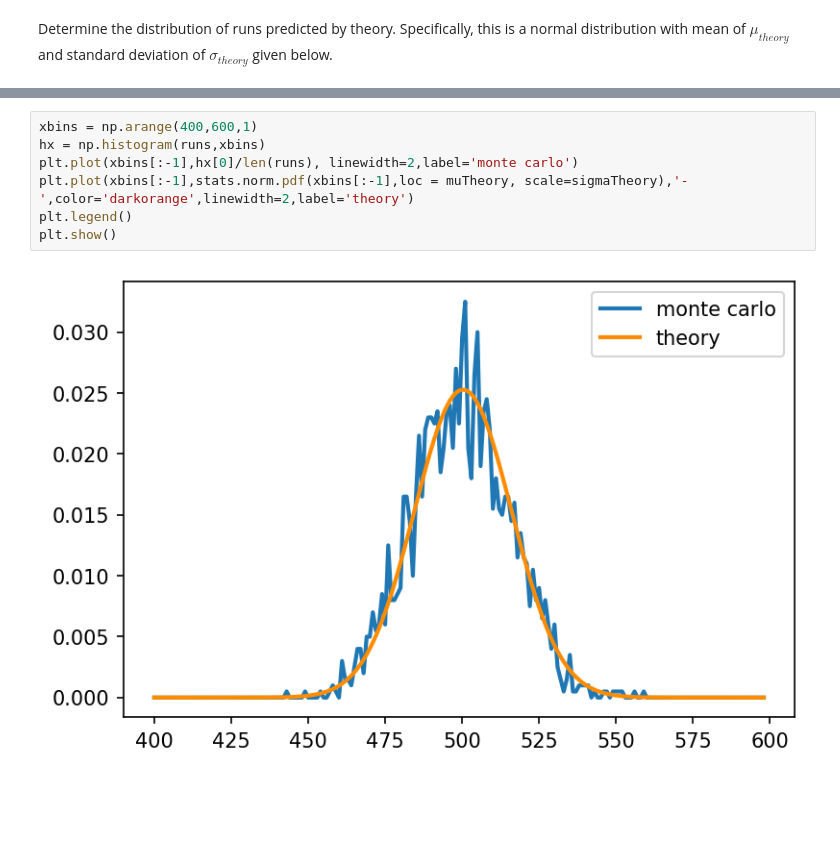
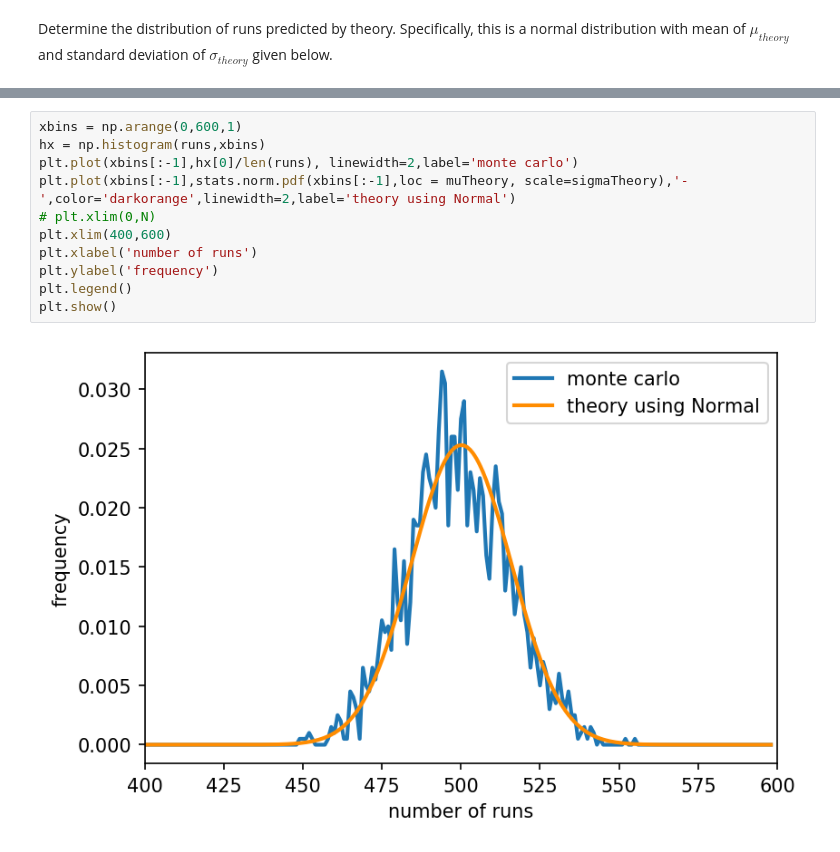
Before and after one commit to kjmayer/ats655-coursematerial, a Jupyter notebook: jupyter_notebooks/runsTest.ipynb, the cells around one changed output, grey strips where cells are left out. Saved outputs shown, nothing was run; the diff lists cells and outputs as text; blank space fills up the shorter version.

```diff
--- a/jupyter_notebooks/runsTest.ipynb
+++ b/jupyter_notebooks/runsTest.ipynb
@@ -82,9 +82,13 @@ muTheory = 500.278, sigmaTheory = 15.78062963115083
 # %%
-xbins = np.arange(400,600,1)
+xbins = np.arange(0,600,1)
 hx = np.histogram(runs,xbins)
 plt.plot(xbins[:-1],hx[0]/len(runs), linewidth=2,label='monte carlo')
-plt.plot(xbins[:-1],stats.norm.pdf(xbins[:-1],loc = muTheory, scale=sigmaTheory),'-',color='darkorange',linewidth=2,label='theory')
+plt.plot(xbins[:-1],stats.norm.pdf(xbins[:-1],loc = muTheory, scale=sigmaTheory),'-',color='darkorange',linewidth=2,label='theory using Normal')
+# plt.xlim(0,N)
+plt.xlim(400,600)
+plt.xlabel('number of runs')
+plt.ylabel('frequency')
 plt.legend()
 plt.show()
 # %% [output]
-[figure, old version]
+[figure, new version]
```
Also changed, not shown: parts of 2 cells of this notebook, 3 other files.
